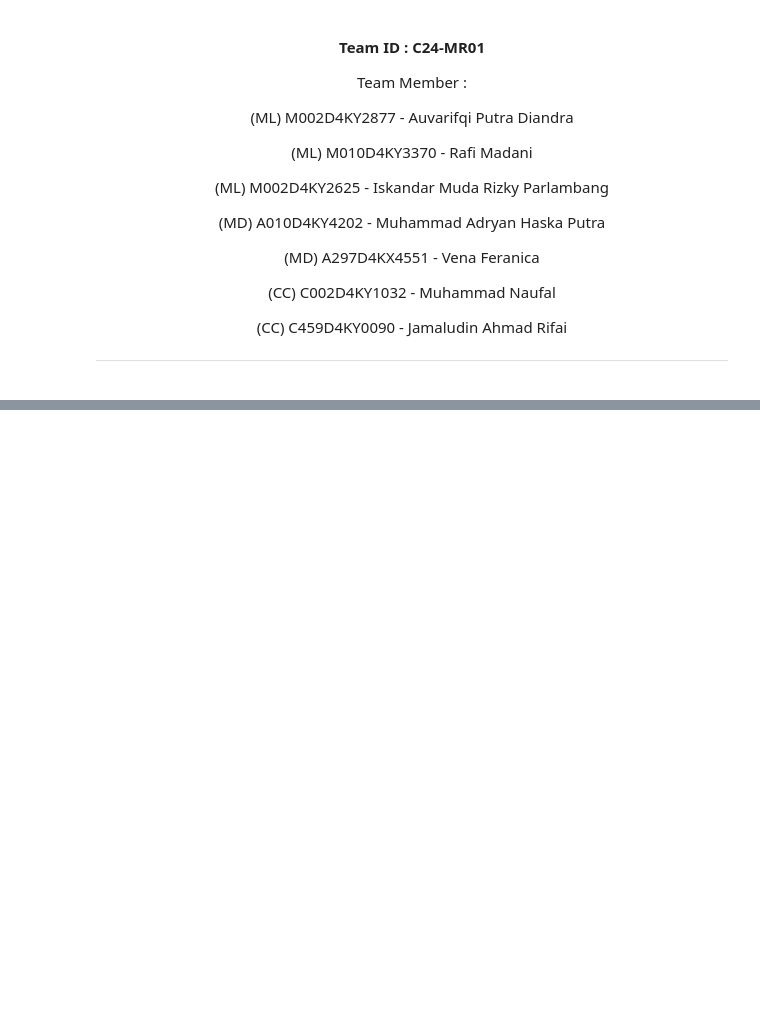
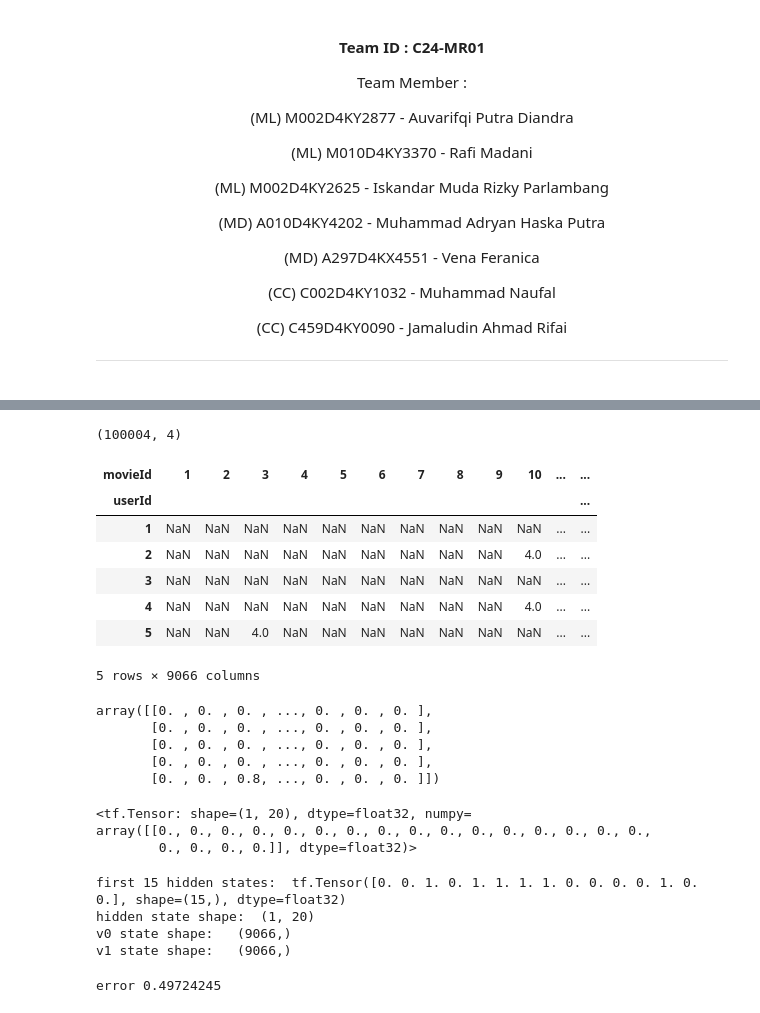
Before and after one commit to C24-MR01/nbs-ml, a Jupyter notebook: collaborative-filtering.ipynb, the cells around one changed output, grey strips where cells are left out. Cells and saved outputs as stored; diff of their text form; code cells hidden in the pictures; blank space fills up the shorter version.

```diff
--- a/collaborative-filtering.ipynb
+++ b/collaborative-filtering.ipynb
@@ -52,6 +60,4 @@ from numpy import where
 # %%
-from surprise import Reader, Dataset, SVD, evaluate
 data_path = './data'
-reader = Reader()
-ratings = pd.read_csv(f"{data_path}/ratings_small.csv")
-ratings.head()
+movies_ratings = pd.read_csv(f"{data_path}/ratings_small.csv")
+movies_ratings.head(10)
@@ -70,0 +102,26 @@ svd.predict(1, 302, 3)
+# %%
+movies_ratings.shape
+# %% [output]
+(100004, 4)
+# %%
+user_rating_df = movies_ratings.pivot(index='userId', columns='movieId', values='rating')
+user_rating_df.head()
+# %% [output]
+| movieId | 1 | 2 | 3 | 4 | 5 | 6 | 7 | 8 | 9 | 10 | ... | ... |
+| userId |  |  |  |  |  |  |  |  |  |  |  | ... |
+| 1 | NaN | NaN | NaN | NaN | NaN | NaN | NaN | NaN | NaN | NaN | ... | ... |
+| 2 | NaN | NaN | NaN | NaN | NaN | NaN | NaN | NaN | NaN | 4.0 | ... | ... |
+| 3 | NaN | NaN | NaN | NaN | NaN | NaN | NaN | NaN | NaN | NaN | ... | ... |
+| 4 | NaN | NaN | NaN | NaN | NaN | NaN | NaN | NaN | NaN | 4.0 | ... | ... |
+| 5 | NaN | NaN | 4.0 | NaN | NaN | NaN | NaN | NaN | NaN | NaN | ... | ... |
+5 rows × 9066 columns
+# %%
+norm_user_rating_df = user_rating_df.fillna(0) / 5.0
+trX = norm_user_rating_df.values
+trX[0:5]
+# %% [output]
+array([[0. , 0. , 0. , ..., 0. , 0. , 0. ],
+       [0. , 0. , 0. , ..., 0. , 0. , 0. ],
+       [0. , 0. , 0. , ..., 0. , 0. , 0. ],
+       [0. , 0. , 0. , ..., 0. , 0. , 0. ],
+       [0. , 0. , 0.8, ..., 0. , 0. , 0. ]])
@@ -70,0 +135,43 @@ svd.predict(1, 302, 3)
+# %%
+v0 = tf.zeros([visibleUnits], tf.float32)
+#testing to see if the matrix product works
+tf.matmul([v0], W)
+# %% [output]
+<tf.Tensor: shape=(1, 20), dtype=float32, numpy=
+array([[0., 0., 0., 0., 0., 0., 0., 0., 0., 0., 0., 0., 0., 0., 0., 0.,
+        0., 0., 0., 0.]], dtype=float32)>
+# %%
+#Phase 1: Input Processing
+#defining a function to return only the generated hidden states
+def hidden_layer(v0_state, W, hb):
+    h0_prob = tf.nn.sigmoid(tf.matmul([v0_state], W) + hb)  #probabilities of the hidden units
+    h0_state = tf.nn.relu(tf.sign(h0_prob - tf.random.uniform(tf.shape(h0_prob)))) #sample_h_given_batch_X
+    return h0_state
+
+#printing output of zeros input
+h0 = hidden_layer(v0, W, hb)
+print("first 15 hidden states: ", h0[0][0:15])
+
+def reconstructed_output(h0_state, W, vb):
+    v1_prob = tf.nn.sigmoid(tf.matmul(h0_state, tf.transpose(W)) + vb)
+    v1_state = tf.nn.relu(tf.sign(v1_prob - tf.random.uniform(tf.shape(v1_prob)))) #sample_v_given_h
+    return v1_state[0]
+
+
+v1 = reconstructed_output(h0, W, vb)
+print("hidden state shape: ", h0.shape)
+print("v0 state shape:  ", v0.shape)
+print("v1 state shape:  ", v1.shape)
+# %% [output]
+first 15 hidden states:  tf.Tensor([0. 0. 1. 0. 1. 1. 1. 1. 0. 0. 0. 0. 1. 0. 0.], shape=(15,), dtype=float32)
+hidden state shape:  (1, 20)
+v0 state shape:   (9066,)
+v1 state shape:   (9066,)
+# %%
+def error(v0_state, v1_state):
+    return tf.reduce_mean(tf.square(v0_state - v1_state))
+
+err = tf.reduce_mean(tf.square(v0 - v1))
+print("error" , err.numpy())
+# %% [output]
+error 0.49724245
```
Also changed, not shown: parts of 18 cells of this notebook.
